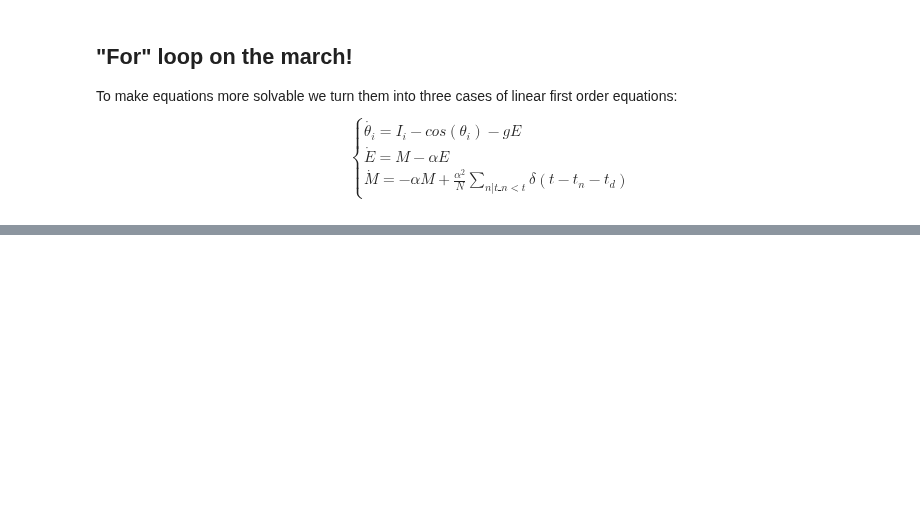
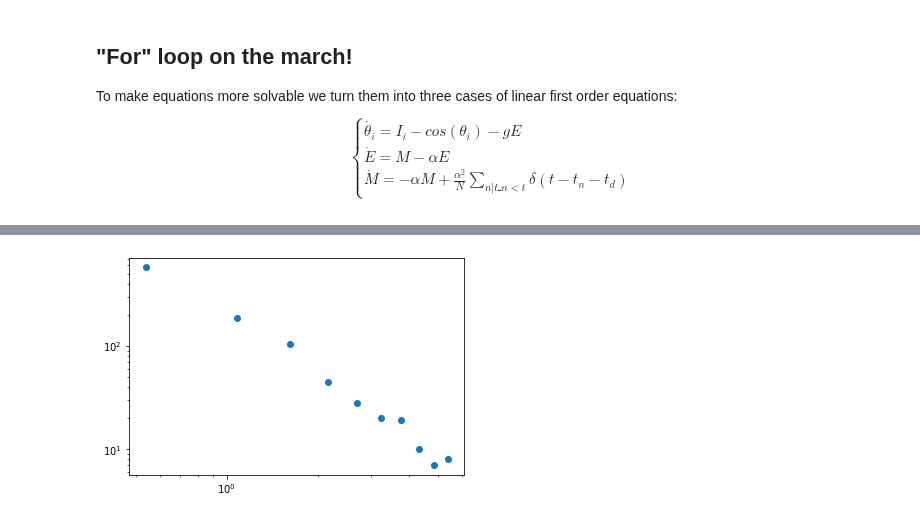
Before and after one commit to mmehrani/master_thesis, a Jupyter notebook: scripts/rotational_model/rotational_model.ipynb, the cells around one changed output, grey strips where cells are left out. Cells and saved outputs as stored; diff of their text form; code cells hidden in the pictures; blank space fills up the shorter version.

```diff
--- a/scripts/rotational_model/rotational_model.ipynb
+++ b/scripts/rotational_model/rotational_model.ipynb
@@ -155,0 +157,7 @@ plt.hist(spikies_freq_neurons)
+# %%
+heights, bins = np.histogram(spikies_period_mean)
+plt.scatter(bins[:-1],heights)
+plt.yscale('log')
+plt.xscale('log')
+# %% [output]
+[figure, added]
```
Also changed, not shown: parts of 14 cells of this notebook, 14 other files.
